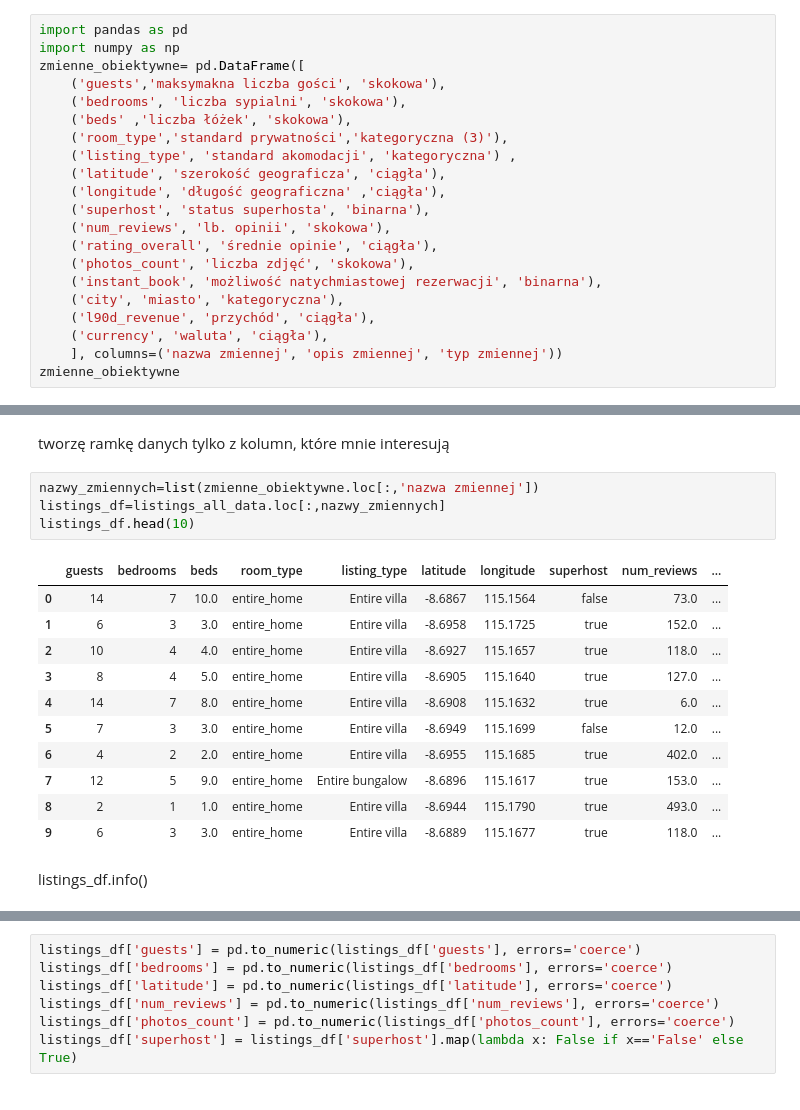
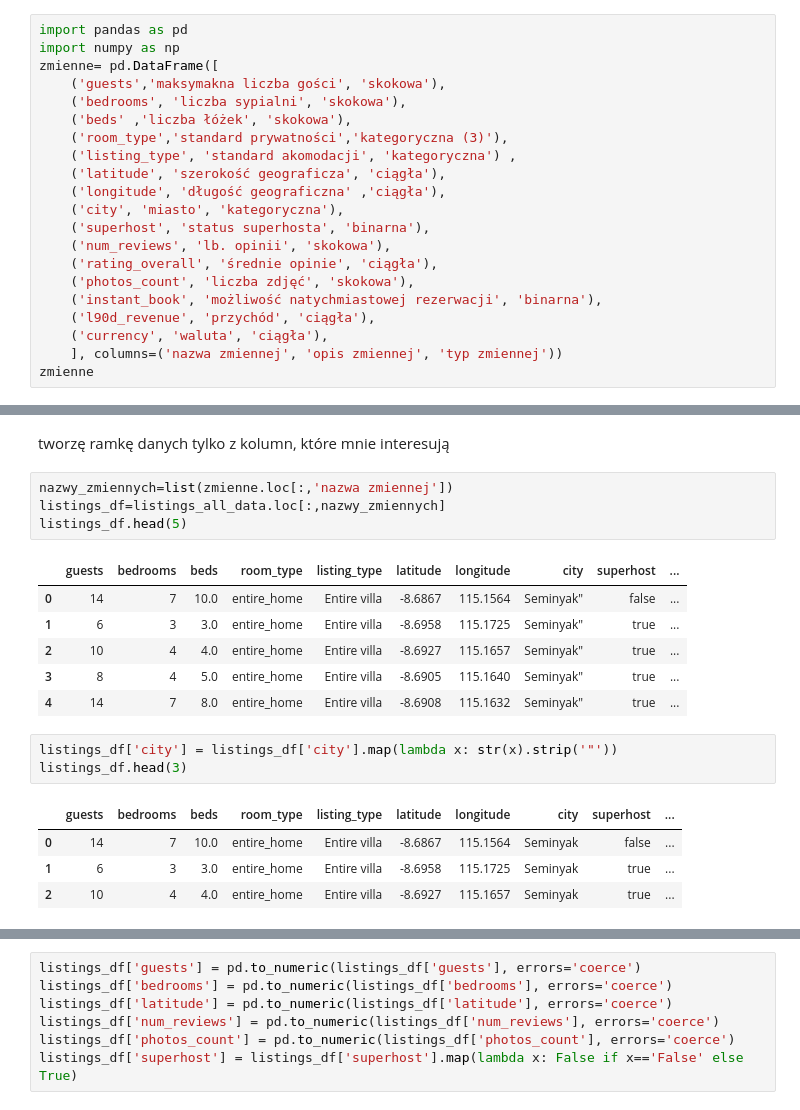
Before and after one commit to szczypiorecz3k/airbnb_project, a Jupyter notebook: raport.ipynb, the cells around one changed output, grey strips where cells are left out. Drawn from its saved outputs; the diff is of its cells as text.

```diff
--- a/raport.ipynb
+++ b/raport.ipynb
@@ -22,7 +22,7 @@ dla obecnych właścicieli, by zweryfikować i zoptymalizować cenę za noc ich
 # %%
 import pandas as pd
 import numpy as np
-zmienne_obiektywne= pd.DataFrame([
+zmienne= pd.DataFrame([
     ('guests','maksymakna liczba gości', 'skokowa'),
     ('bedrooms', 'liczba sypialni', 'skokowa'),
     ('beds' ,'liczba łóżek', 'skokowa'),
@@ -30,16 +30,16 @@ zmienne_obiektywne= pd.DataFrame([
     ('listing_type', 'standard akomodacji', 'kategoryczna') ,
     ('latitude', 'szerokość geograficza', 'ciągła'),
     ('longitude', 'długość geograficzna' ,'ciągła'),
+    ('city', 'miasto', 'kategoryczna'),
     ('superhost', 'status superhosta', 'binarna'),
     ('num_reviews', 'lb. opinii', 'skokowa'),
     ('rating_overall', 'średnie opinie', 'ciągła'),
     ('photos_count', 'liczba zdjęć', 'skokowa'),
     ('instant_book', 'możliwość natychmiastowej rezerwacji', 'binarna'),
-    ('city', 'miasto', 'kategoryczna'),
     ('l90d_revenue', 'przychód', 'ciągła'),
     ('currency', 'waluta', 'ciągła'),
     ], columns=('nazwa zmiennej', 'opis zmiennej', 'typ zmiennej'))
-zmienne_obiektywne
+zmienne
 # %% [output]
 |  | nazwa zmiennej | opis zmiennej | typ zmiennej |
 | 0 | guests | maksymakna liczba gości | skokowa |
@@ -101,20 +101,21 @@ Index(['listing_id', 'listing_type', 'room_type', 'cover_photo_url',
 # %% [markdown]
 tworzę ramkę danych tylko z kolumn, które mnie interesują
 # %%
-nazwy_zmiennych=list(zmienne_obiektywne.loc[:,'nazwa zmiennej'])
+nazwy_zmiennych=list(zmienne.loc[:,'nazwa zmiennej'])
 listings_df=listings_all_data.loc[:,nazwy_zmiennych]
-listings_df.head(10)
+listings_df.head(5)
 # %% [output]
-|  | guests | bedrooms | beds | room_type | listing_type | latitude | longitude | superhost | num_reviews | ... |
-| 0 | 14 | 7 | 10.0 | entire_home | Entire villa | -8.6867 | 115.1564 | false | 73.0 | ... |
-| 1 | 6 | 3 | 3.0 | entire_home | Entire villa | -8.6958 | 115.1725 | true | 152.0 | ... |
-| 2 | 10 | 4 | 4.0 | entire_home | Entire villa | -8.6927 | 115.1657 | true | 118.0 | ... |
-| 3 | 8 | 4 | 5.0 | entire_home | Entire villa | -8.6905 | 115.1640 | true | 127.0 | ... |
-| 4 | 14 | 7 | 8.0 | entire_home | Entire villa | -8.6908 | 115.1632 | true | 6.0 | ... |
-| 5 | 7 | 3 | 3.0 | entire_home | Entire villa | -8.6949 | 115.1699 | false | 12.0 | ... |
-| 6 | 4 | 2 | 2.0 | entire_home | Entire villa | -8.6955 | 115.1685 | true | 402.0 | ... |
-| 7 | 12 | 5 | 9.0 | entire_home | Entire bungalow | -8.6896 | 115.1617 | true | 153.0 | ... |
-| 8 | 2 | 1 | 1.0 | entire_home | Entire villa | -8.6944 | 115.1790 | true | 493.0 | ... |
-| 9 | 6 | 3 | 3.0 | entire_home | Entire villa | -8.6889 | 115.1677 | true | 118.0 | ... |
+|  | guests | bedrooms | beds | room_type | listing_type | latitude | longitude | city | superhost | ... |
+| 0 | 14 | 7 | 10.0 | entire_home | Entire villa | -8.6867 | 115.1564 | Seminyak" | false | ... |
+| 1 | 6 | 3 | 3.0 | entire_home | Entire villa | -8.6958 | 115.1725 | Seminyak" | true | ... |
+| 2 | 10 | 4 | 4.0 | entire_home | Entire villa | -8.6927 | 115.1657 | Seminyak" | true | ... |
+| 3 | 8 | 4 | 5.0 | entire_home | Entire villa | -8.6905 | 115.1640 | Seminyak" | true | ... |
+| 4 | 14 | 7 | 8.0 | entire_home | Entire villa | -8.6908 | 115.1632 | Seminyak" | true | ... |
-# %% [markdown]
-listings_df.info()
+# %%
+listings_df['city'] = listings_df['city'].map(lambda x: str(x).strip('"'))
+listings_df.head(3)
+# %% [output]
+|  | guests | bedrooms | beds | room_type | listing_type | latitude | longitude | city | superhost | ... |
+| 0 | 14 | 7 | 10.0 | entire_home | Entire villa | -8.6867 | 115.1564 | Seminyak | false | ... |
+| 1 | 6 | 3 | 3.0 | entire_home | Entire villa | -8.6958 | 115.1725 | Seminyak | true | ... |
+| 2 | 10 | 4 | 4.0 | entire_home | Entire villa | -8.6927 | 115.1657 | Seminyak | true | ... |
```
Also changed, not shown: parts of 29 cells of this notebook, 1 other file.
